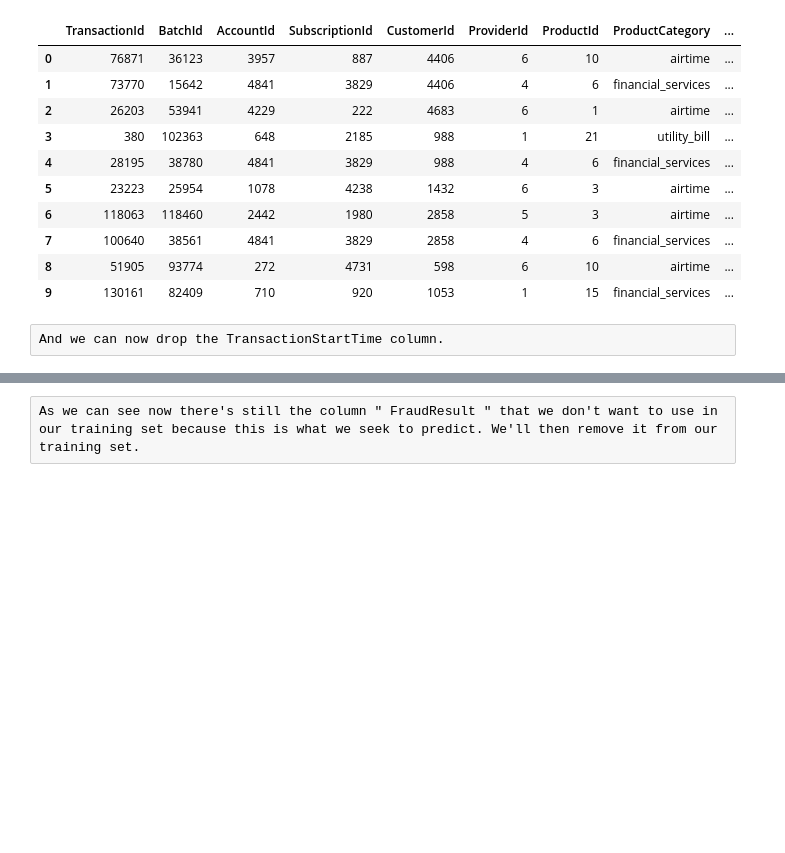
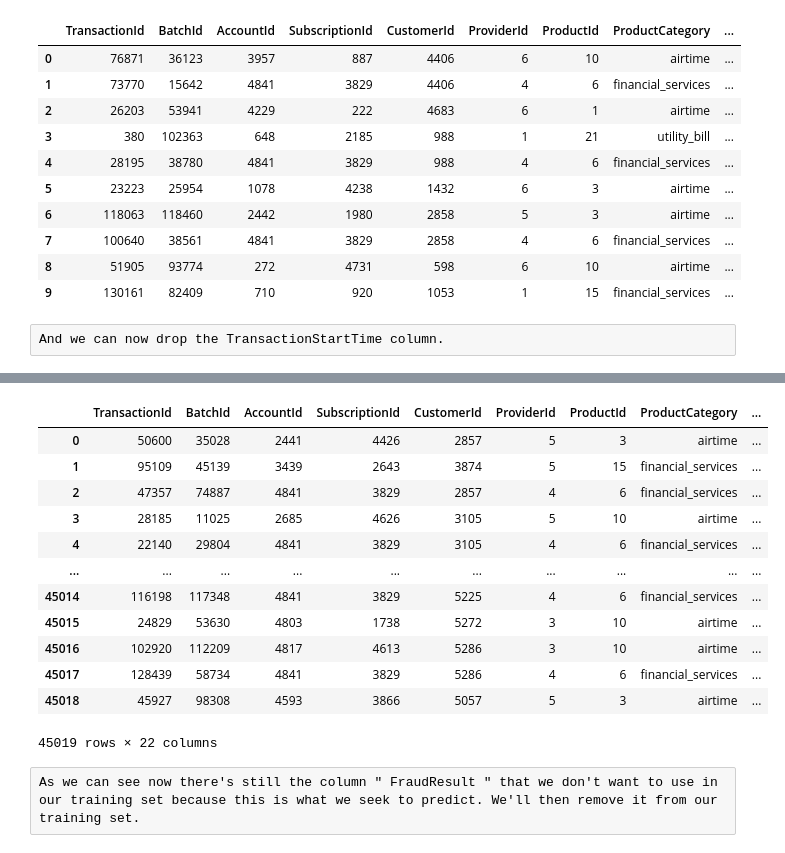
Before and after one commit to TheHugz1997/Machine_Learning_Project, a Jupyter notebook: creditCard.ipynb, the cells around one changed output, grey strips where cells are left out. Saved outputs shown, nothing was run; the diff lists cells and outputs as text; code cells hidden in the pictures; blank space fills up the shorter version.

```diff
--- a/creditCard.ipynb
+++ b/creditCard.ipynb
@@ -324,0 +414,28 @@ df_train
+# %%
+df_train['OldSuspiciousPayment'] = np.where((df_train['Amount'] < 0), 1, 0)
+df_test['OldSuspiciousPayment'] = np.where((df_test['Amount'] < 0), 1, 0)
+
+alpha = pd.get_dummies(df_train.OldSuspiciousPayment, prefix='Type_Payment_')
+df_alpha = pd.DataFrame(alpha)
+df_train['Debits'] = df_alpha.Type_Payment__0
+df_train['Credits'] = df_alpha.Type_Payment__1
+
+beta = pd.get_dummies(df_test.OldSuspiciousPayment, prefix='Type_Payment_')
+df_beta = pd.DataFrame(beta)
+df_test['Debits'] = df_beta.Type_Payment__0
+df_test['Credits'] = df_beta.Type_Payment__1
+df_test
+# %% [output]
+|  | TransactionId | BatchId | AccountId | SubscriptionId | CustomerId | ProviderId | ProductId | ProductCategory | ... |
+| 0 | 50600 | 35028 | 2441 | 4426 | 2857 | 5 | 3 | airtime | ... |
+| 1 | 95109 | 45139 | 3439 | 2643 | 3874 | 5 | 15 | financial_services | ... |
+| 2 | 47357 | 74887 | 4841 | 3829 | 2857 | 4 | 6 | financial_services | ... |
+| 3 | 28185 | 11025 | 2685 | 4626 | 3105 | 5 | 10 | airtime | ... |
+| 4 | 22140 | 29804 | 4841 | 3829 | 3105 | 4 | 6 | financial_services | ... |
+| ... | ... | ... | ... | ... | ... | ... | ... | ... | ... |
+| 45014 | 116198 | 117348 | 4841 | 3829 | 5225 | 4 | 6 | financial_services | ... |
+| 45015 | 24829 | 53630 | 4803 | 1738 | 5272 | 3 | 10 | airtime | ... |
+| 45016 | 102920 | 112209 | 4817 | 4613 | 5286 | 3 | 10 | airtime | ... |
+| 45017 | 128439 | 58734 | 4841 | 3829 | 5286 | 4 | 6 | financial_services | ... |
+| 45018 | 45927 | 98308 | 4593 | 3866 | 5057 | 5 | 3 | airtime | ... |
+45019 rows × 22 columns
```
Also changed, not shown: parts of 43 cells of this notebook, 1 other file.
